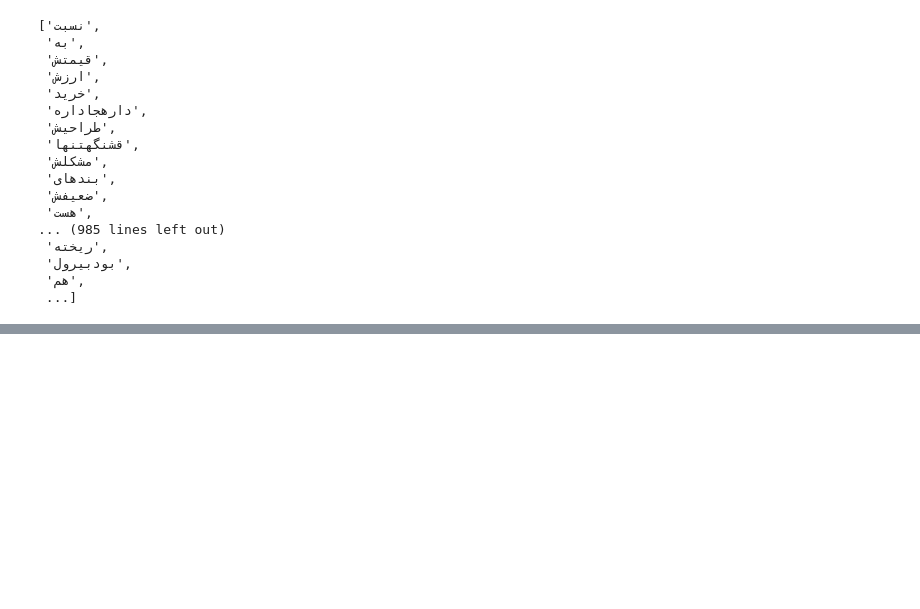
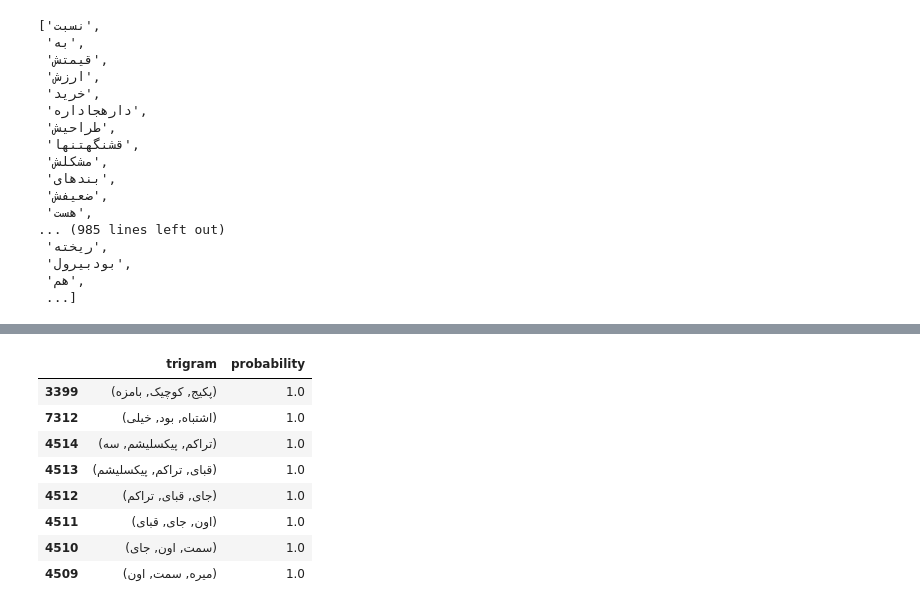
Before and after one commit to pouriaSameti/NLP, a Jupyter notebook: 2-Language model/Language Model.ipynb, the cells around one changed output, grey strips where cells are left out. Cells and saved outputs as stored; diff of their text form; code cells hidden in the pictures; blank space fills up the shorter version.

```diff
--- a/2-Language model/Language Model.ipynb
+++ b/2-Language model/Language Model.ipynb
@@ -283,0 +278,14 @@ trigram_prob
+# %%
+#most probable bigrams
+most_prob_trigram = pd.DataFrame(trigram_prob.items(), columns=['trigram', 'probability']).sort_values(by='probability', ascending=False)[:8]
+most_prob_trigram
+# %% [output]
+|  | trigram | probability |
+| 3399 | (پکیج, کوچیک, بامزه) | 1.0 |
+| 7312 | (اشتباه, بود, خیلی) | 1.0 |
+| 4514 | (تراکم, پیکسلیشم, سه) | 1.0 |
+| 4513 | (قبای, تراکم, پیکسلیشم) | 1.0 |
+| 4512 | (جای, قبای, تراکم) | 1.0 |
+| 4511 | (اون, جای, قبای) | 1.0 |
+| 4510 | (سمت, اون, جای) | 1.0 |
+| 4509 | (میره, سمت, اون) | 1.0 |
```
Also changed, not shown: parts of 2 cells of this notebook.
